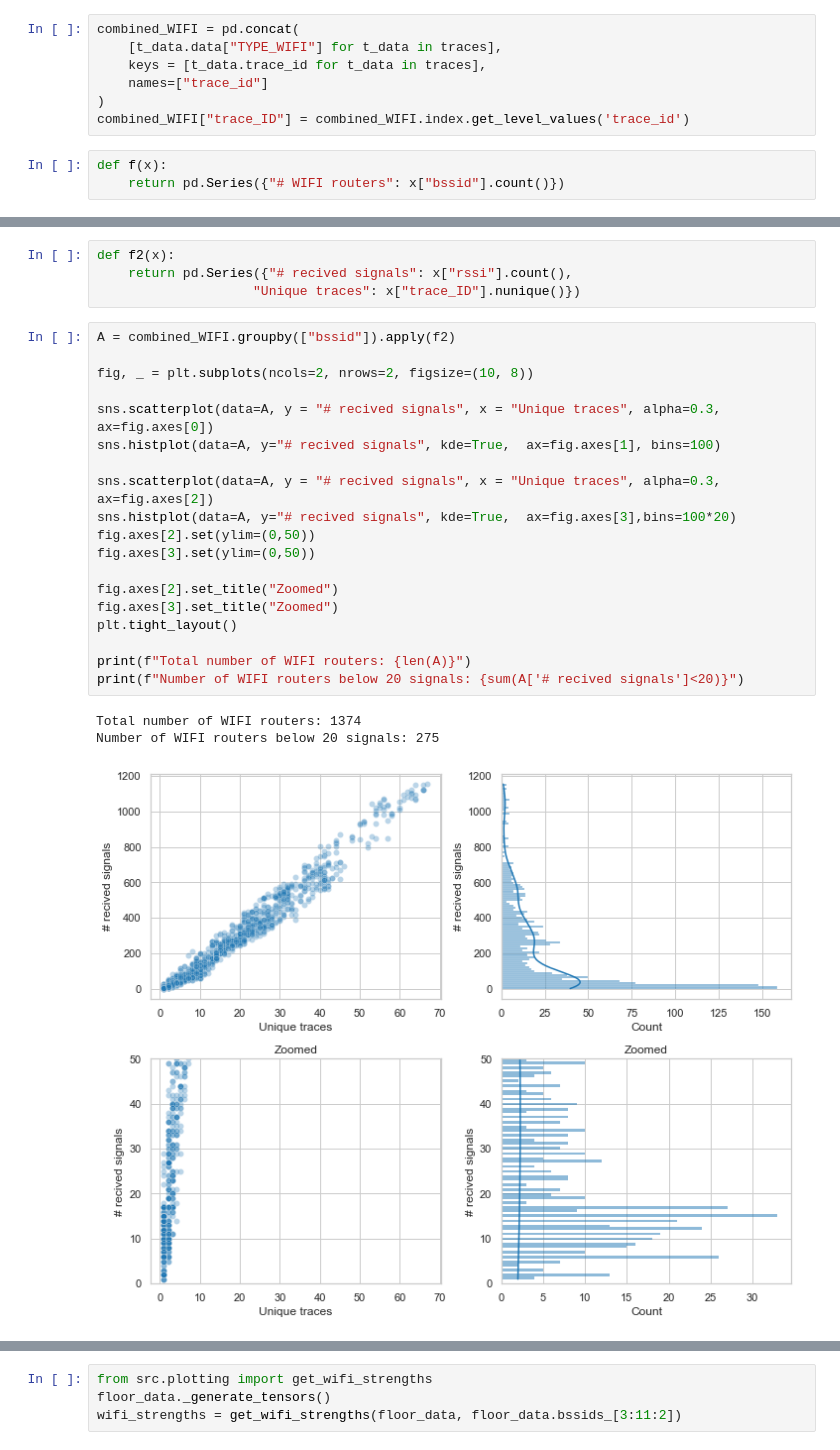
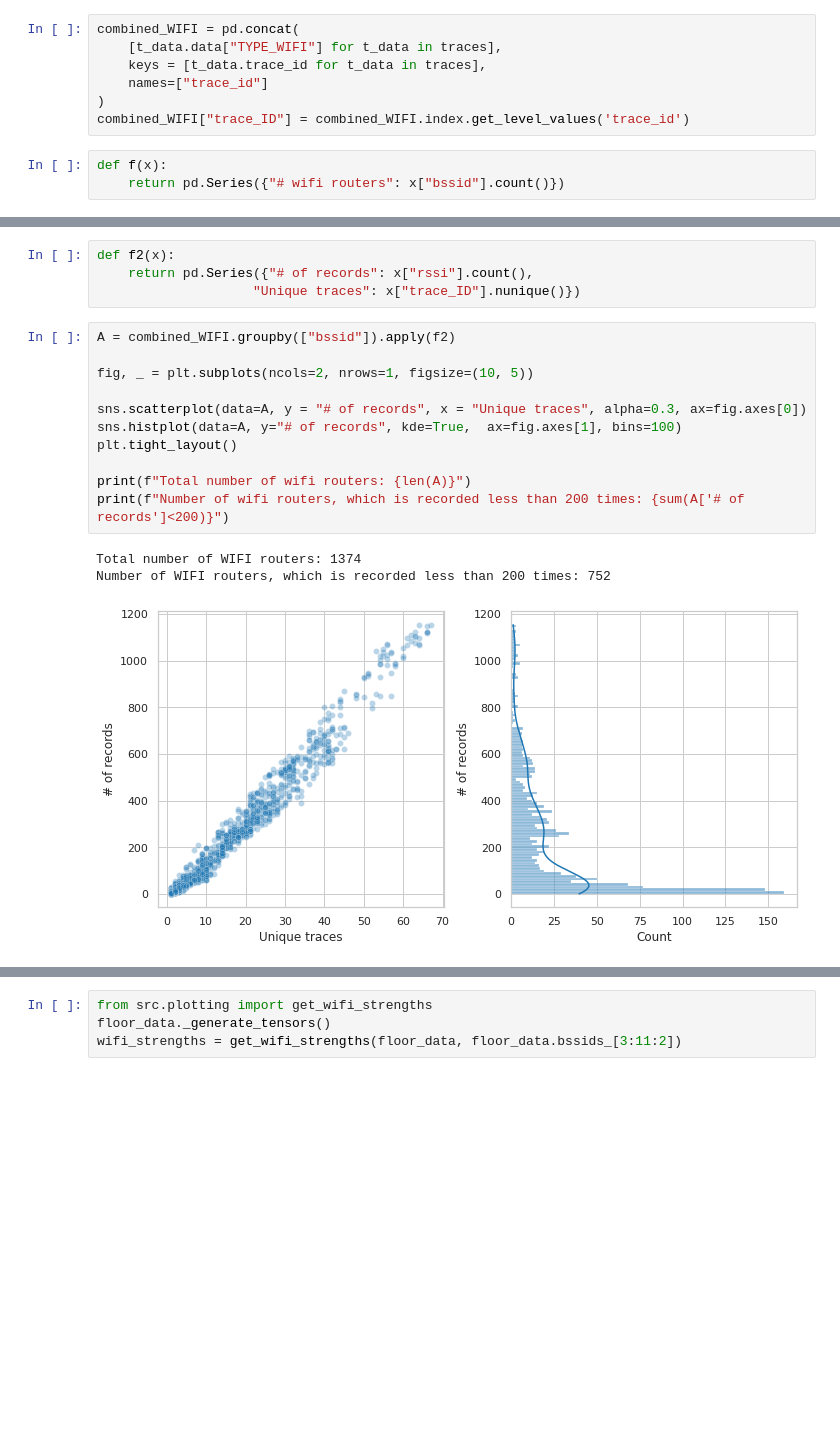
Before and after one commit to sorenhartmann/indoor-location-navigation, a Jupyter notebook: notebooks/0-exploratory.ipynb, the cells around one changed output, grey strips where cells are left out. Drawn from its saved outputs; the diff is of its cells as text; blank space fills up the shorter version.

```diff
--- a/notebooks/0-exploratory.ipynb
+++ b/notebooks/0-exploratory.ipynb
@@ -224,7 +226,7 @@ combined_WIFI = pd.concat(
 combined_WIFI["trace_ID"] = combined_WIFI.index.get_level_values('trace_id')
 # %%
 def f(x):
-    return pd.Series({"# WIFI routers": x["bssid"].count()})
+    return pd.Series({"# wifi routers": x["bssid"].count()})
 # %%
 B = combined_WIFI.groupby(['trace_id','time']).apply(f)
 B["Time [s]"] = B.index.get_level_values('time').total_seconds()
@@ -240,27 +244,19 @@ How much does each of the 1374 WIFI routers on the floor communicate with the tr
 # %%
 def f2(x):
-    return pd.Series({"# recived signals": x["rssi"].count(),
+    return pd.Series({"# of records": x["rssi"].count(),
                     "Unique traces": x["trace_ID"].nunique()})
 # %%
 A = combined_WIFI.groupby(["bssid"]).apply(f2)
 
-fig, _ = plt.subplots(ncols=2, nrows=2, figsize=(10, 8))
+fig, _ = plt.subplots(ncols=2, nrows=1, figsize=(10, 5))
 
-sns.scatterplot(data=A, y = "# recived signals", x = "Unique traces", alpha=0.3, ax=fig.axes[0])
-sns.histplot(data=A, y="# recived signals", kde=True,  ax=fig.axes[1], bins=100)
-
-sns.scatterplot(data=A, y = "# recived signals", x = "Unique traces", alpha=0.3, ax=fig.axes[2])
-sns.histplot(data=A, y="# recived signals", kde=True,  ax=fig.axes[3],bins=100*20)
-fig.axes[2].set(ylim=(0,50))
-fig.axes[3].set(ylim=(0,50))
-
-fig.axes[2].set_title("Zoomed")
-fig.axes[3].set_title("Zoomed")
+sns.scatterplot(data=A, y = "# of records", x = "Unique traces", alpha=0.3, ax=fig.axes[0])
+sns.histplot(data=A, y="# of records", kde=True,  ax=fig.axes[1], bins=100)
 plt.tight_layout()
 
-print(f"Total number of WIFI routers: {len(A)}")
-print(f"Number of WIFI routers below 20 signals: {sum(A['# recived signals']<20)}")
+print(f"Total number of wifi routers: {len(A)}")
+print(f"Number of wifi routers, which is recorded less than 200 times: {sum(A['# of records']<200)}")
 # %% [output]
 Total number of WIFI routers: 1374
-Number of WIFI routers below 20 signals: 275
+Number of WIFI routers, which is recorded less than 200 times: 752
-[figure, old version]
+[figure, new version]
```
Also changed, not shown: parts of 22 cells of this notebook.
